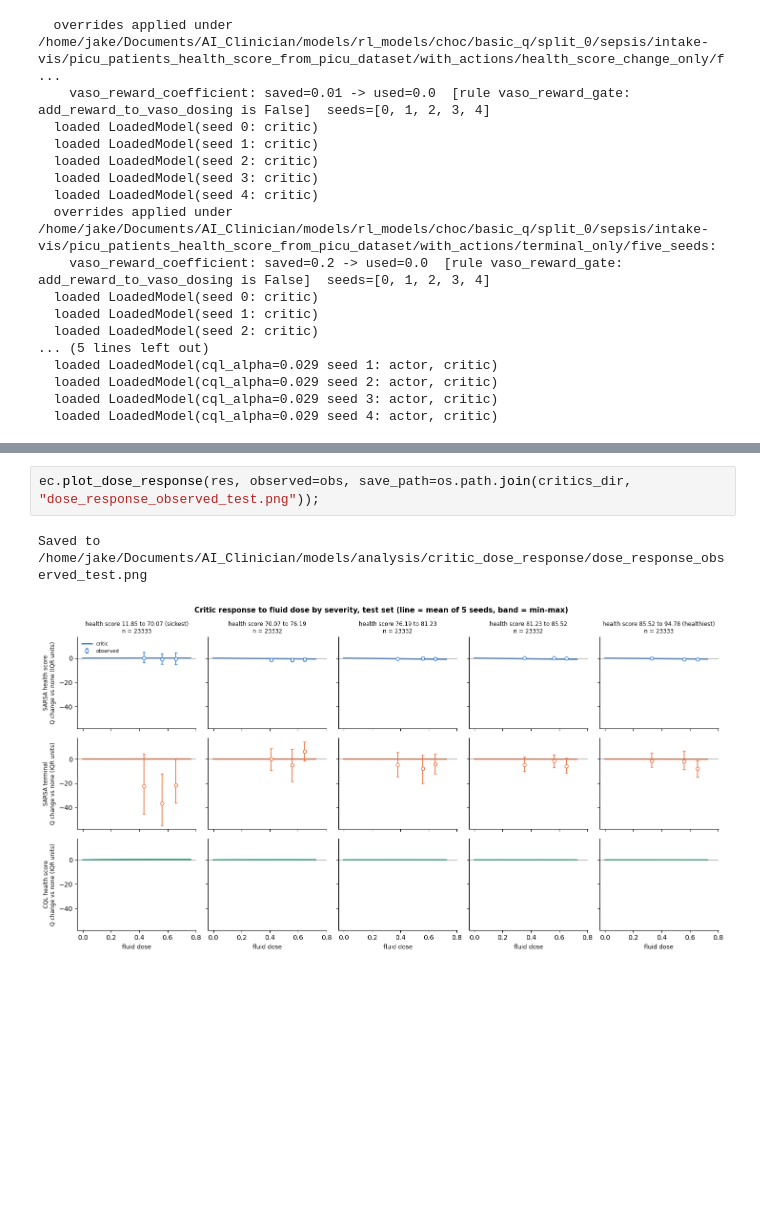
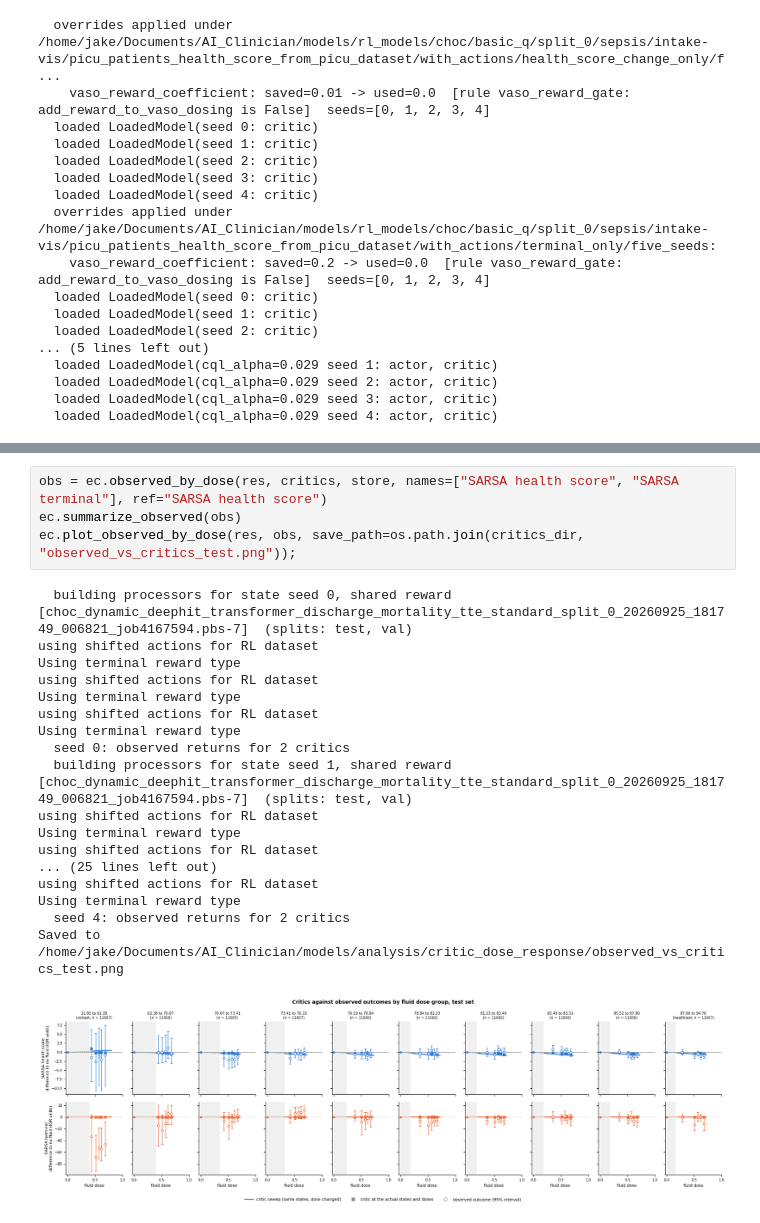
Before and after one commit to jakeormond/ai_clinician_pediatric_rl, a Jupyter notebook: src/rl/evaluate_critics.ipynb, the cells around one changed output, grey strips where cells are left out. Drawn from its saved outputs; the diff is of its cells as text; blank space fills up the shorter version.

```diff
--- a/src/rl/evaluate_critics.ipynb
+++ b/src/rl/evaluate_critics.ipynb
@@ -173,5 +106,23 @@ Using terminal reward type
-# %%
-ec.plot_dose_response(res, observed=obs, save_path=os.path.join(critics_dir, "dose_response_observed_test.png"));
-# %% [output]
-Saved to /home/jake/Documents/AI_Clinician/models/analysis/critic_dose_response/dose_response_observed_test.png
-[figure, removed]
+# %%
+obs = ec.observed_by_dose(res, critics, store, names=["SARSA health score", "SARSA terminal"], ref="SARSA health score")
+ec.summarize_observed(obs)
+ec.plot_observed_by_dose(res, obs, save_path=os.path.join(critics_dir, "observed_vs_critics_test.png"));
+# %% [output]
+  building processors for state seed 0, shared reward [choc_dynamic_deephit_transformer_discharge_mortality_tte_standard_split_0_20260925_181749_006821_job4167594.pbs-7]  (splits: test, val)
+using shifted actions for RL dataset
+Using terminal reward type
+using shifted actions for RL dataset
+Using terminal reward type
+using shifted actions for RL dataset
+Using terminal reward type
+  seed 0: observed returns for 2 critics
+  building processors for state seed 1, shared reward [choc_dynamic_deephit_transformer_discharge_mortality_tte_standard_split_0_20260925_181749_006821_job4167594.pbs-7]  (splits: test, val)
+using shifted actions for RL dataset
+Using terminal reward type
+using shifted actions for RL dataset
+... (25 lines left out)
+using shifted actions for RL dataset
+Using terminal reward type
+  seed 4: observed returns for 2 critics
+Saved to /home/jake/Documents/AI_Clinician/models/analysis/critic_dose_response/observed_vs_critics_test.png
+[figure, added]
```
Also changed, not shown: parts of 20 cells of this notebook, 6 other files.
